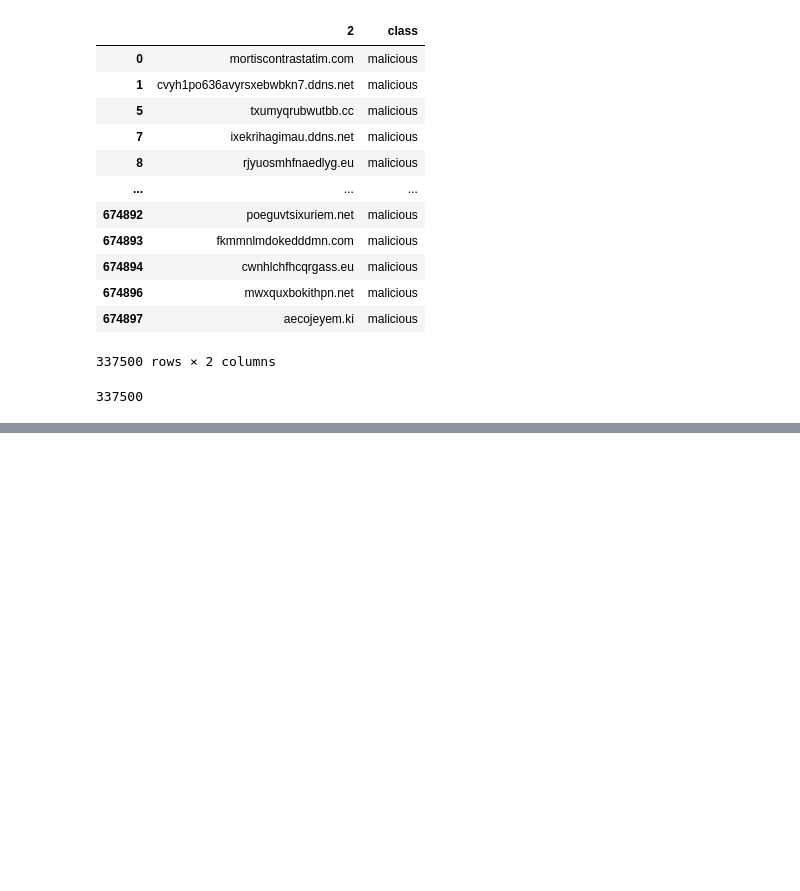
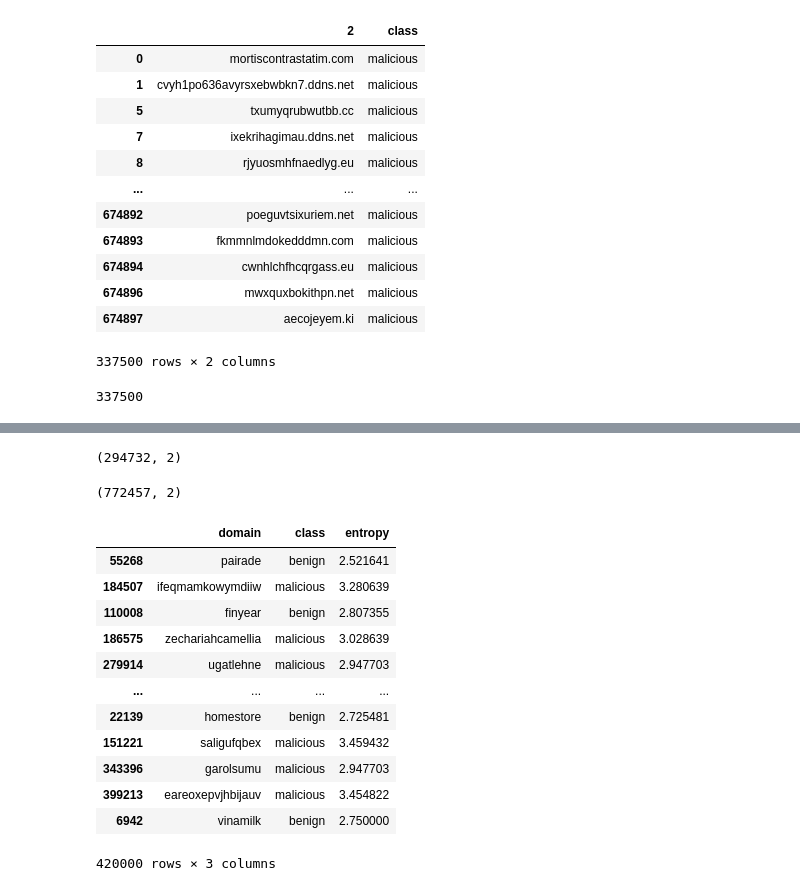
Before and after one commit to bawantha/Realtime-monitoring-of-dns-traffics, a Jupyter notebook: ml/dns_logs.ipynb, the cells around one changed output, grey strips where cells are left out. Drawn from its saved outputs; the diff is of its cells as text; code cells hidden in the pictures; blank space fills up the shorter version.

```diff
--- a/ml/dns_logs.ipynb
+++ b/ml/dns_logs.ipynb
@@ -463,0 +216,6 @@ accuracy_score(y_test, y_pred)
+# %%
+alexa_dataframe['length'] = [len(x) for x in alexa_dataframe['domain']]
+alexa_dataframe = alexa_dataframe[alexa_dataframe['length'] > 6]
+
+dga_dataframe['length'] = [len(x) for x in dga_dataframe['domain']]
+dga_dataframe = dga_dataframe[dga_dataframe['length'] > 6]
@@ -463,0 +239,16 @@ accuracy_score(y_test, y_pred)
+# %%
+dga_dataframe.shape
+# %% [output]
+(294732, 2)
+# %%
+alexa_dataframe.shape
+# %% [output]
+(772457, 2)
+# %%
+alexa_t1 = alexa_dataframe.iloc[0:210000]
+alexa_t2 = alexa_dataframe.iloc[0:140000]
+alexa_t3 = alexa_dataframe.iloc[0:280000]
+
+dga_t1 = dga_dataframe.iloc[0:210000]
+dga_t2 = dga_dataframe.iloc[0:280000]
+dga_t3 = dga_dataframe.iloc[0:140000]
@@ -463,0 +263,25 @@ accuracy_score(y_test, y_pred)
+# %%
+import math
+from collections import Counter
+
+def entropy(s):
+    p, lns = Counter(s), float(len(s))
+    return -sum( count/lns * math.log(count/lns, 2) for count in p.values())
+
+all_1['entropy'] = [entropy(x) for x in all_1['domain']]
+all_2['entropy'] = [entropy(x) for x in all_2['domain']]
+all_3['entropy'] = [entropy(x) for x in all_3['domain']]
+# %% [output]
+|  | domain | class | entropy |
+| 55268 | pairade | benign | 2.521641 |
+| 184507 | ifeqmamkowymdiiw | malicious | 3.280639 |
+| 110008 | finyear | benign | 2.807355 |
+| 186575 | zechariahcamellia | malicious | 3.028639 |
+| 279914 | ugatlehne | malicious | 2.947703 |
+| ... | ... | ... | ... |
+| 22139 | homestore | benign | 2.725481 |
+| 151221 | saligufqbex | malicious | 3.459432 |
+| 343396 | garolsumu | malicious | 2.947703 |
+| 399213 | eareoxepvjhbijauv | malicious | 3.454822 |
+| 6942 | vinamilk | benign | 2.750000 |
+420000 rows × 3 columns
```
Also changed, not shown: parts of 53 cells of this notebook.
